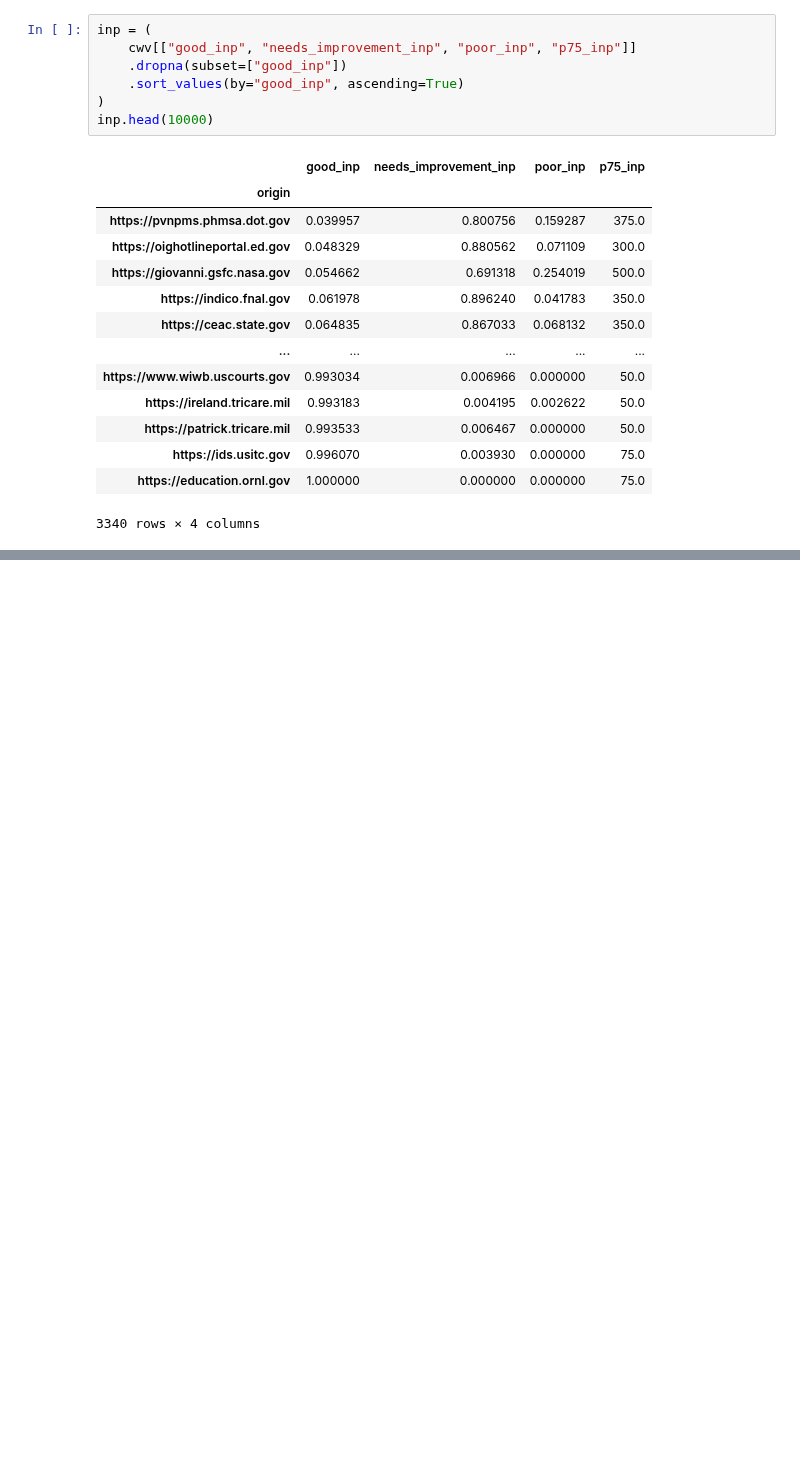
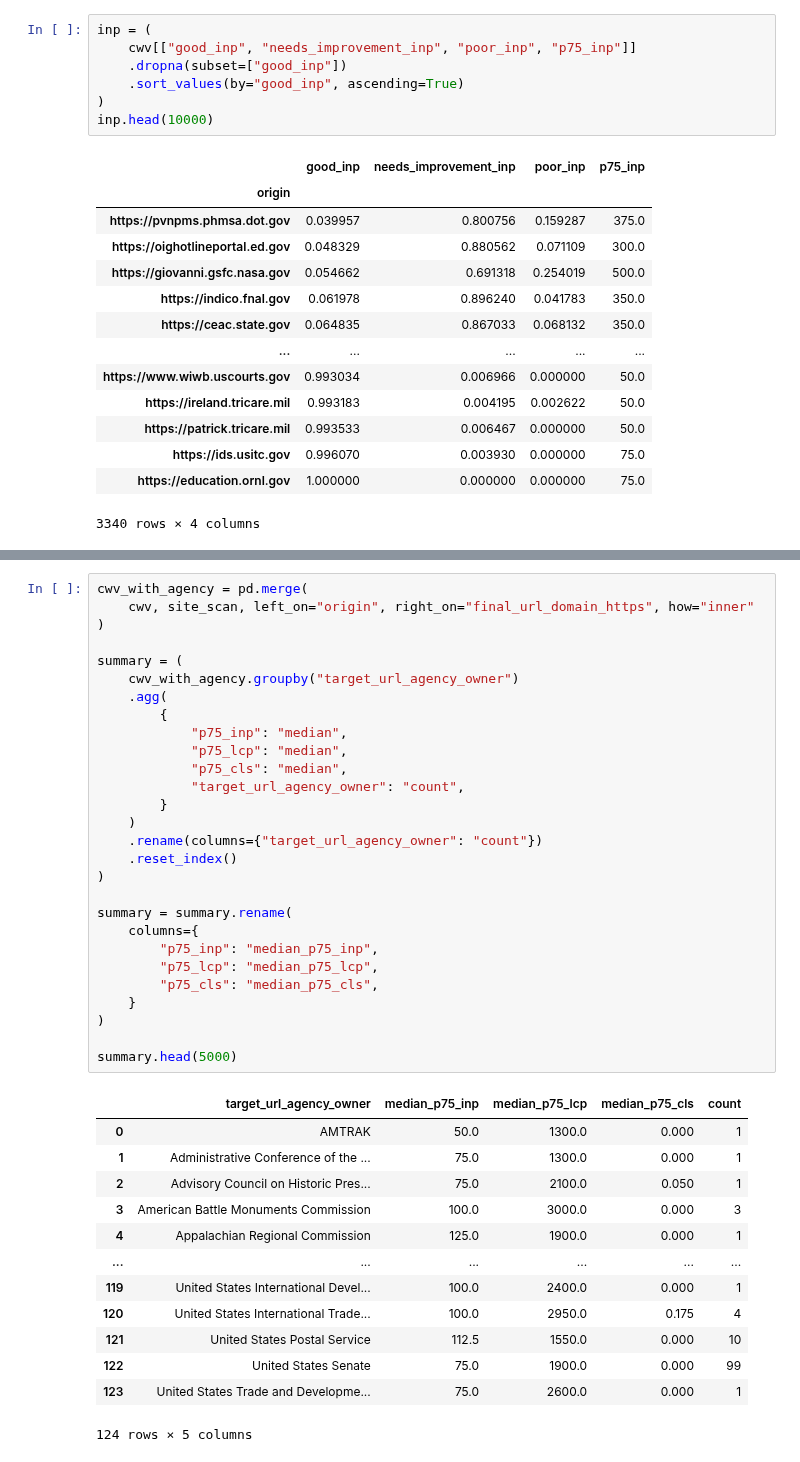
Before and after one commit to GSA-TTS/inclusive-web-performance-cx, a Jupyter notebook: research/government_sites_by_cwv.ipynb, the cells around one changed output, grey strips where cells are left out. Cells and saved outputs as stored; diff of their text form; blank space fills up the shorter version.

```diff
--- a/research/government_sites_by_cwv.ipynb
+++ b/research/government_sites_by_cwv.ipynb
@@ -118,0 +135,42 @@ inp.head(10000)
+# %%
+cwv_with_agency = pd.merge(
+    cwv, site_scan, left_on="origin", right_on="final_url_domain_https", how="inner"
+)
+
+summary = (
+    cwv_with_agency.groupby("target_url_agency_owner")
+    .agg(
+        {
+            "p75_inp": "median",
+            "p75_lcp": "median",
+            "p75_cls": "median",
+            "target_url_agency_owner": "count",
+        }
+    )
+    .rename(columns={"target_url_agency_owner": "count"})
+    .reset_index()
+)
+
+summary = summary.rename(
+    columns={
+        "p75_inp": "median_p75_inp",
+        "p75_lcp": "median_p75_lcp",
+        "p75_cls": "median_p75_cls",
+    }
+)
+
+summary.head(5000)
+# %% [output]
+|  | target_url_agency_owner | median_p75_inp | median_p75_lcp | median_p75_cls | count |
+| 0 | AMTRAK | 50.0 | 1300.0 | 0.000 | 1 |
+| 1 | Administrative Conference of the ... | 75.0 | 1300.0 | 0.000 | 1 |
+| 2 | Advisory Council on Historic Pres... | 75.0 | 2100.0 | 0.050 | 1 |
+| 3 | American Battle Monuments Commission | 100.0 | 3000.0 | 0.000 | 3 |
+| 4 | Appalachian Regional Commission | 125.0 | 1900.0 | 0.000 | 1 |
+| ... | ... | ... | ... | ... | ... |
+| 119 | United States International Devel... | 100.0 | 2400.0 | 0.000 | 1 |
+| 120 | United States International Trade... | 100.0 | 2950.0 | 0.175 | 4 |
+| 121 | United States Postal Service | 112.5 | 1550.0 | 0.000 | 10 |
+| 122 | United States Senate | 75.0 | 1900.0 | 0.000 | 99 |
+| 123 | United States Trade and Developme... | 75.0 | 2600.0 | 0.000 | 1 |
+124 rows × 5 columns
```
Also changed, not shown: parts of 5 cells of this notebook, 1 other file.
